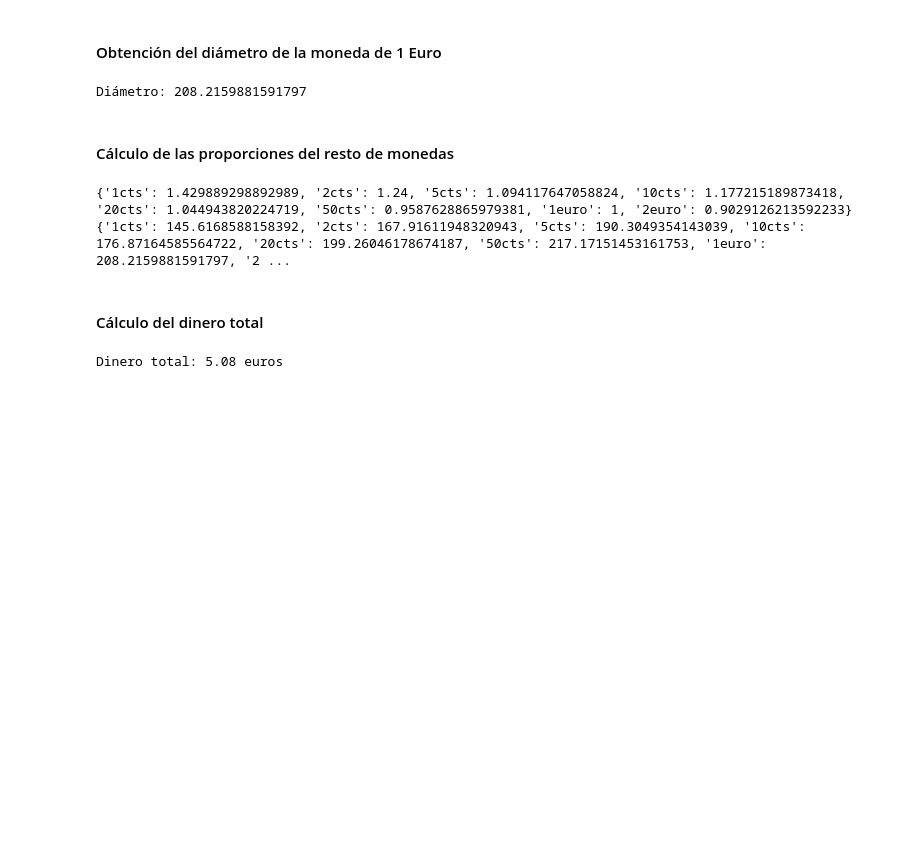
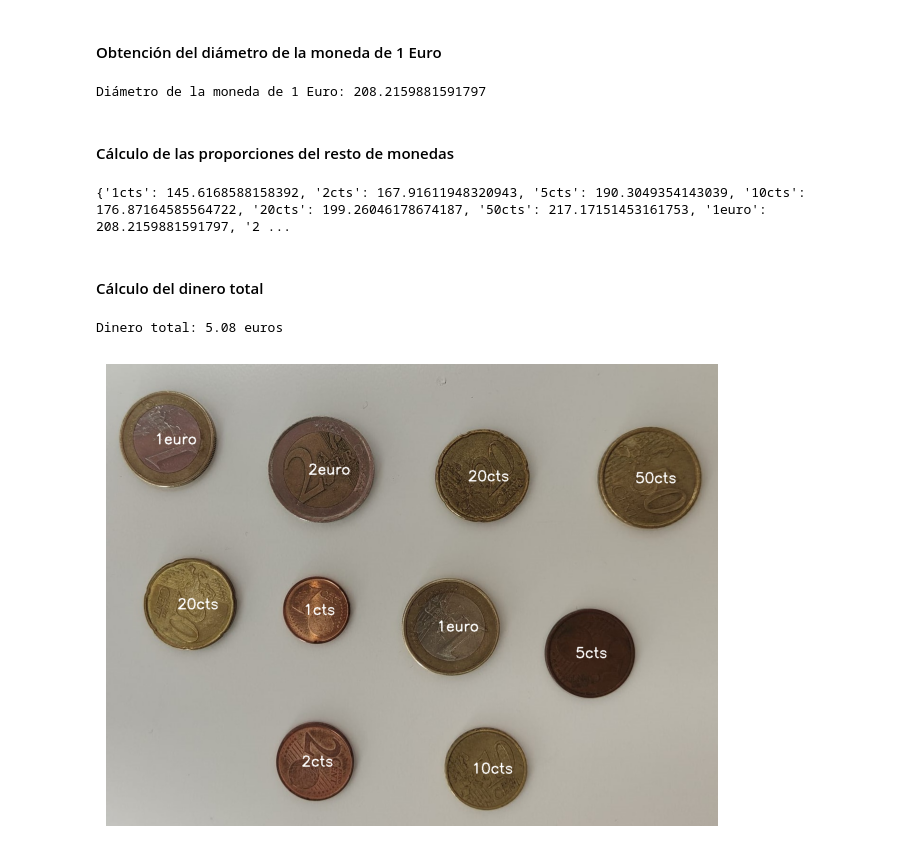
Before and after one commit to danibetzamora/VC, a Jupyter notebook: Práctica 3/Tarea 2.ipynb, the cells around one changed output. Drawn from its saved outputs; the diff is of its cells as text; code cells hidden in the pictures; blank space fills up the shorter version.

```diff
--- a/Práctica 3/Tarea 2.ipynb
+++ b/Práctica 3/Tarea 2.ipynb
@@ -154,7 +154,7 @@ def clic_en_moneda(event, x, y, flags, param):
                 diametro = 2 * radio
 
                 # Muestra el diámetro de la moneda
-                print(f'Diámetro: {diametro}')
+                print(f'Diámetro de la moneda de 1 Euro: {diametro}')
 
                 break
 
@@ -167,7 +167,7 @@ cv2.imshow('Imagen con monedas', img_rgb)
 cv2.waitKey(0)
 cv2.destroyAllWindows()
 # %% [output]
-Diámetro: 208.2159881591797
+Diámetro de la moneda de 1 Euro: 208.2159881591797
 # %% [markdown]
 #### Cálculo de las proporciones del resto de monedas
 # %%
@@ -175,40 +175,53 @@ Diámetro: 208.2159881591797
 for clave, valor in proporciones.items():
     diametros_calculados[clave] = diametro / valor
 
-print(proporciones)
 print(diametros_calculados)
 # %% [output]
-{'1cts': 1.429889298892989, '2cts': 1.24, '5cts': 1.094117647058824, '10cts': 1.177215189873418, '20cts': 1.044943820224719, '50cts': 0.9587628865979381, '1euro': 1, '2euro': 0.9029126213592233}
 {'1cts': 145.6168588158392, '2cts': 167.91611948320943, '5cts': 190.3049354143039, '10cts': 176.87164585564722, '20cts': 199.26046178674187, '50cts': 217.17151453161753, '1euro': 208.2159881591797, '2 ...
 # %% [markdown]
 #### Cálculo del dinero total
 # %%
+# Crea una copia de la imagen para no modificar la original
+img_con_valores = cv2.cvtColor(img, cv2.COLOR_BGR2RGB)
+
+# Variable para almacenar el dinero total
 dinero_total = 0
 
 for moneda in lista_monedas:
 
     (cx, cy), radio = cv2.minEnclosingCircle(moneda)
 
     nuevo_diametro = radio * 2
 
     # Variable que guarda la mínima diferencia entre diámetros calculados y monedas recorridas
     diferencia_minima = float('inf')
 
     # Variable que guarda la moneda más cercana
     moneda_mas_cercana = None
 
     for moneda, proporcion in diametros_calculados.items():
         diferencia = abs(proporcion - nuevo_diametro)
         if diferencia < diferencia_minima:
             diferencia_minima = diferencia
             moneda_mas_cercana = moneda
 
-    # print(moneda_mas_cercana)
-    # print(diferencia_minima)
+    # Obtener el valor de la moneda más cercana
+    valor_moneda = valores[moneda_mas_cercana]
+
+    # Mostrar el valor en el centro de la moneda en la imagen
+    cv2.putText(img_con_valores, f'{moneda_mas_cercana}', (int(cx) - 30, int(cy) + 10), cv2.FONT_HERSHEY_SIMPLEX, 1, (255, 255, 255), 2)
+
 
     # Suma el dinero total
     dinero_total += valores[moneda_mas_cercana]
 
-print(f'Dinero total: {dinero_total} euros')
+print(f'\nDinero total: {dinero_total} euros\n')
+
+# Mostrar la imagen con los valores en el centro de las monedas utilizando Matplotlib
+plt.figure(figsize=(12, 6))
+plt.imshow(img_con_valores)
+plt.axis('off')
+plt.show()
 # %% [output]
 Dinero total: 5.08 euros
+[figure, added]
```
